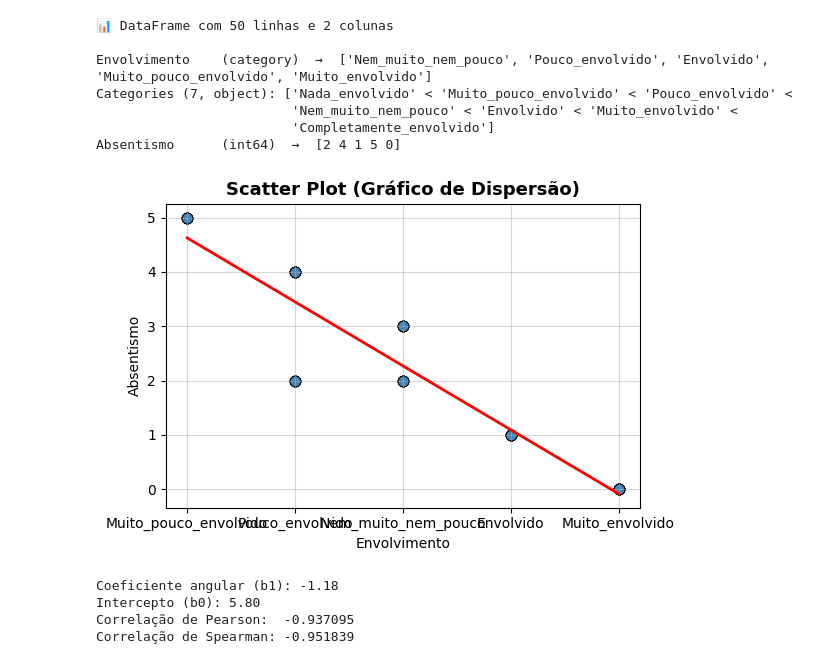
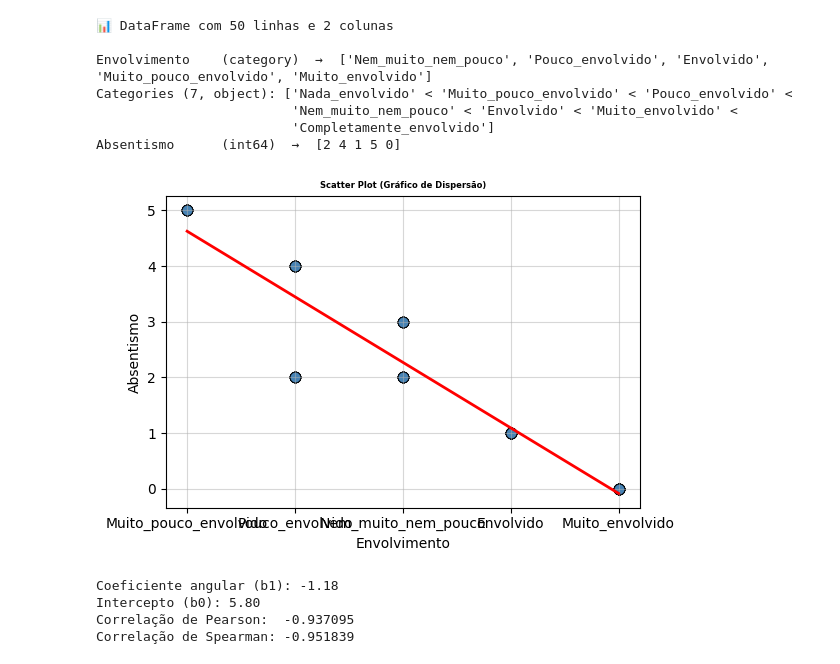
Before and after one commit to RuiRodrigues-lab/DataScienceFE, a Jupyter notebook: CP4_6.ipynb, the cells around one changed output. Saved outputs shown, nothing was run; the diff lists cells and outputs as text; code cells hidden in the pictures.

```diff
--- a/CP4_6.ipynb
+++ b/CP4_6.ipynb
@@ -49,7 +49,7 @@ envolvimento_type = CategoricalDtype(
     categories=["Nada_envolvido", "Muito_pouco_envolvido", "Pouco_envolvido", "Nem_muito_nem_pouco", "Envolvido", "Muito_envolvido", "Completamente_envolvido"],
     ordered=True
 )
-df['Envolvimento'] = df['Envolvimento'].str.strip()
+
 df['Envolvimento'] = df['Envolvimento'].astype(envolvimento_type)
 
 #Para vermos se ficou tudo bem, definimos esta função, sempre que temos ordinais, temos de fazer isto
@@ -89,36 +89,36 @@ model = LinearRegression()
 model.fit(X, y)
 
 # Gerar valores previstos. Use the numerical codes for the x-axis for plotting the line.
 x_vals = np.linspace(df["Envolvimento_numerical"].min(), df["Envolvimento_numerical"].max(), 100)
-y_vals = model.predict(x_vals.reshape(-1, 1))
+y_vals = model.predict(pd.DataFrame(x_vals, columns=["Envolvimento_numerical"]))
 
 # Plot the regression line using the numerical x_vals, which correspond to the positions of the categories on the plot
 plt.plot(x_vals, y_vals, color="red", linewidth=2)
 
 
 # 🔹 Melhorar o gráfico
-plt.title("Scatter Plot (Gráfico de Dispersão)", fontsize=13, weight="bold")
+plt.title("Scatter Plot (Gráfico de Dispersão)", fontsize=6, weight="bold")
 plt.xlabel("Envolvimento")
 plt.ylabel("Absentismo")
 plt.grid(alpha=0.5)
 plt.tight_layout()
 plt.show()
 
 # 🔹 Coeficientes (opcional)
 print(f"Coeficiente angular (b1): {model.coef_[0]:.2f}")
 print(f"Intercepto (b0): {model.intercept_:.2f}")
 
 # 🔹 Correlação de Pearson (linear)
 # Calculate Pearson correlation using the numerical representation
 cor_pearson = df["Absentismo"].corr(df["Envolvimento_numerical"], method="pearson")
 
 # 🔹 Correlação de Spearman (por postos)
 cor_spearman = df["Absentismo"].corr(df["Envolvimento_numerical"], method="spearman")
 
 print(f"Correlação de Pearson:  {cor_pearson:.6f}")
 print(f"Correlação de Spearman: {cor_spearman:.6f}")
 # %% [output]
-[figure, old version]
+[figure, new version]
 Coeficiente angular (b1): -1.18
 Intercepto (b0): 5.80
 Correlação de Pearson:  -0.937095
```
Also changed, not shown: parts of 1 cell of this notebook.
